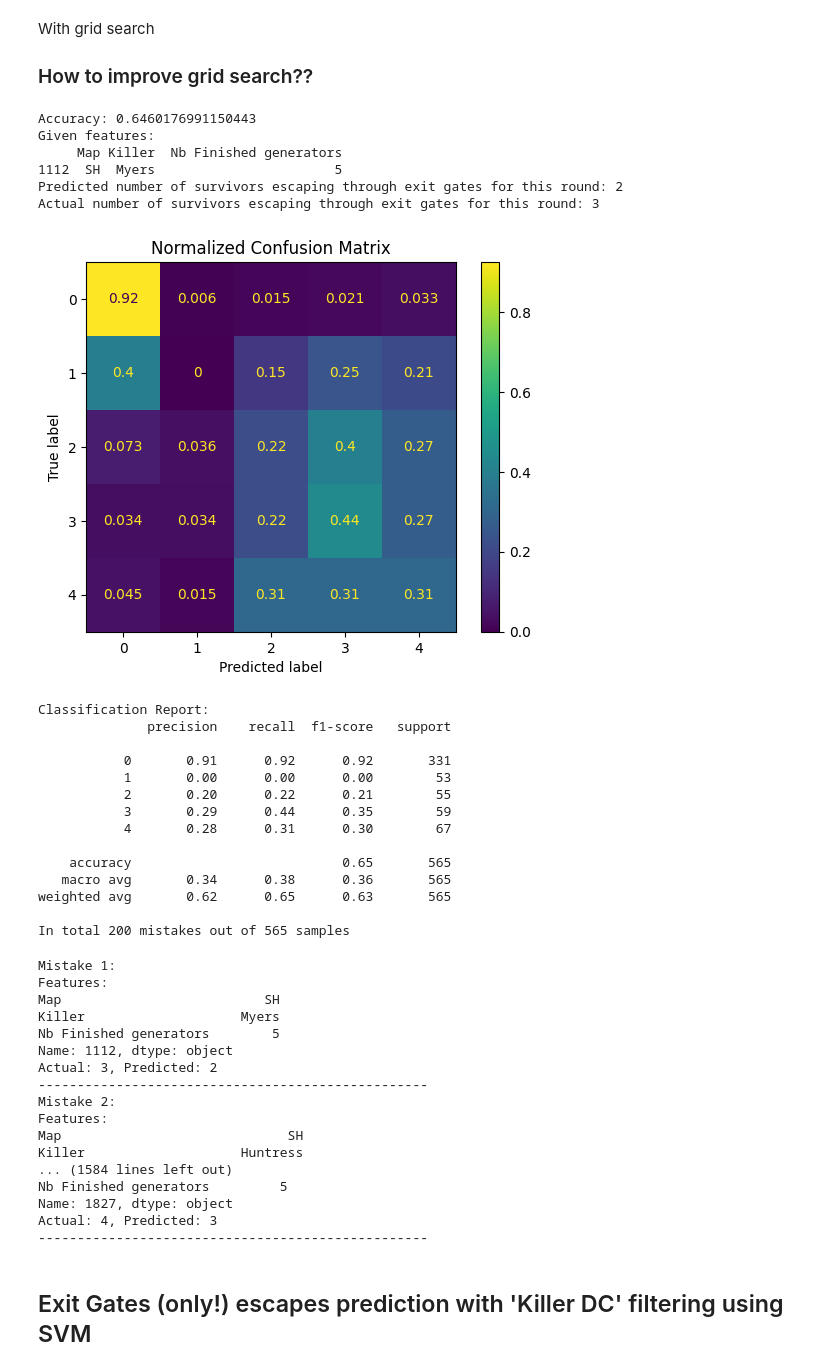
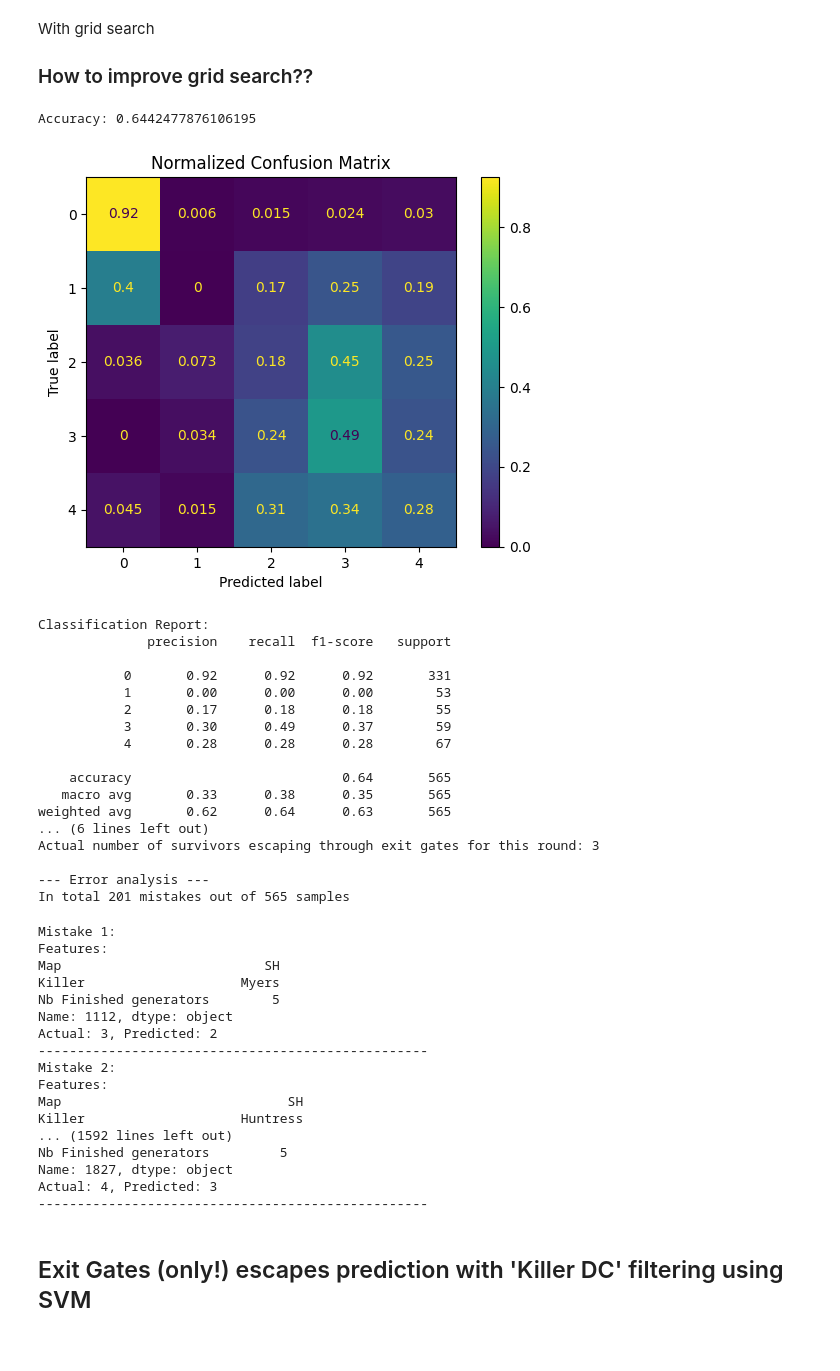
Before and after one commit to doubavitch/Dead-by-Daylight-Predictions, a Jupyter notebook: Dead by Daylight Predictions.ipynb, the cells around one changed output. Saved outputs shown, nothing was run; the diff lists cells and outputs as text; code cells hidden in the pictures.

```diff
--- a/Dead by Daylight Predictions.ipynb
+++ b/Dead by Daylight Predictions.ipynb
@@ -498,20 +457,6 @@ With grid search
 
 ### How to improve grid search??
 # %%
-import pandas as pd
-import numpy as np
-from sklearn.compose import ColumnTransformer
-from sklearn.ensemble import RandomForestClassifier
-from sklearn.metrics import confusion_matrix, classification_report, ConfusionMatrixDisplay, accuracy_score
-from sklearn.model_selection import train_test_split, GridSearchCV
-from sklearn.pipeline import Pipeline
-from sklearn.preprocessing import OneHotEncoder
-import matplotlib.pyplot as plt
-from tqdm import tqdm
-
-# Load the dataset
-data = pd.read_csv('Dead by Daylight data.csv')
-
 # Filter out matches where 'Comments' contains 'Killer DC'
 data = data[~data['Comments'].str.contains('Killer DC', na=False)]
 
@@ -547,8 +492,8 @@ param_grid = {
     'classifier__min_samples_leaf': [1, 2, 4]
 }
 
-# Create the GridSearchCV object
-grid_search = GridSearchCV(estimator=model, param_grid=param_grid, cv=3, n_jobs=-1, scoring='accuracy')
+# Creation of the Grid Search
+grid_search = GridSearchCV(estimator=model, param_grid=param_grid, cv=5, n_jobs=-1, scoring='accuracy')
 
 # Split the data into training and testing sets
 X_train, X_test, y_train, y_test = train_test_split(features, target, test_size=0.2, random_state=42)
@@ -566,70 +511,66 @@ y_pred = best_model.predict(X_test)
 accuracy = accuracy_score(y_test, y_pred)
 print(f'Accuracy: {accuracy}')
 
-# Example prediction
-example = X_test.iloc[0:1]
-predicted_exit_gate_escapes = best_model.predict(example)
-actual_exit_gate_escapes = y_test.iloc[0]
-print(f'Given features: \n{example}')
-print(f'Predicted number of survivors escaping through exit gates for this round: {predicted_exit_gate_escapes[0]}')
-print(f'Actual number of survivors escaping through exit gates for this round: {actual_exit_gate_escapes}')
-
 # Confusion Matrix
 class_names = np.arange(0, 5)
 conf_matrix = confusion_matrix(y_test, y_pred, labels=class_names)
 
 # Normalize the confusion matrix
 conf_matrix_normalized = conf_matrix.astype('float') / conf_matrix.sum(axis=1)[:, np.newaxis]
 
 disp = ConfusionMatrixDisplay(confusion_matrix=conf_matrix_normalized, display_labels=class_names)
 disp.plot(cmap='viridis')
 plt.title('Normalized Confusion Matrix')
 plt.show()
 
 # Classification Report
 print('Classification Report:')
 print(classification_report(y_test, y_pred))
 
-# Save the best model
-# import joblib
-# joblib.dump(best_model, 'dbd_exit_gate_escape_prediction_model_no_killer_dc_best_rf.pkl')
+# Example prediction
+example = X_test.iloc[0:1]
+predicted_exit_gate_escapes = best_model.predict(example)
+actual_exit_gate_escapes = y_test.iloc[0]
+print(f'--- Example prediction ---')
+print(f'Given features: \n{example}')
+print(f'Predicted number of survivors escaping through exit gates for this round: {predicted_exit_gate_escapes[0]}')
+print(f'Actual number of survivors escaping through exit gates for this round: {actual_exit_gate_escapes}')
 
 # Error analysis
 err = []
 for i in range(len(y_test)):
     if y_test.iloc[i] != y_pred[i]:
         err.append(i)
 
+print(f'\n--- Error analysis ---')
 print(f'In total {len(err)} mistakes out of {len(y_test)} samples')
 
 for i in tqdm(range(len(err))):
     index = err[i]
     print(f'Mistake {i+1}:')
     print(f'Features: \n{X_test.iloc[index]}')
     print(f'Actual: {y_test.iloc[index]}, Predicted: {y_pred[index]}')
     print('-' * 50)
 # %% [output]
-Accuracy: 0.6460176991150443
-Given features:
-     Map Killer  Nb Finished generators
-1112  SH  Myers                       5
-Predicted number of survivors escaping through exit gates for this round: 2
-Actual number of survivors escaping through exit gates for this round: 3
+Accuracy: 0.6442477876106195
-[figure, old version]
+[figure, new version]
 Classification Report:
               precision    recall  f1-score   support
 
-           0       0.91      0.92      0.92       331
+           0       0.92      0.92      0.92       331
            1       0.00      0.00      0.00        53
-           2       0.20      0.22      0.21        55
-           3       0.29      0.44      0.35        59
-           4       0.28      0.31      0.30        67
+           2       0.17      0.18      0.18        55
+           3       0.30      0.49      0.37        59
+           4       0.28      0.28      0.28        67
 
-    accuracy                           0.65       565
-   macro avg       0.34      0.38      0.36       565
-weighted avg       0.62      0.65      0.63       565
+    accuracy                           0.64       565
+   macro avg       0.33      0.38      0.35       565
+weighted avg       0.62      0.64      0.63       565
+... (6 lines left out)
+Actual number of survivors escaping through exit gates for this round: 3
 
-In total 200 mistakes out of 565 samples
+--- Error analysis ---
+In total 201 mistakes out of 565 samples
 Mistake 1:
 Features:
 Map                          SH
@@ -642,7 +583,7 @@ Mistake 2:
 Features:
 Map                             SH
 Killer                    Huntress
-... (1584 lines left out)
+... (1592 lines left out)
 Nb Finished generators         5
 Name: 1827, dtype: object
 Actual: 4, Predicted: 3
```
Also changed, not shown: parts of 8 cells of this notebook.
